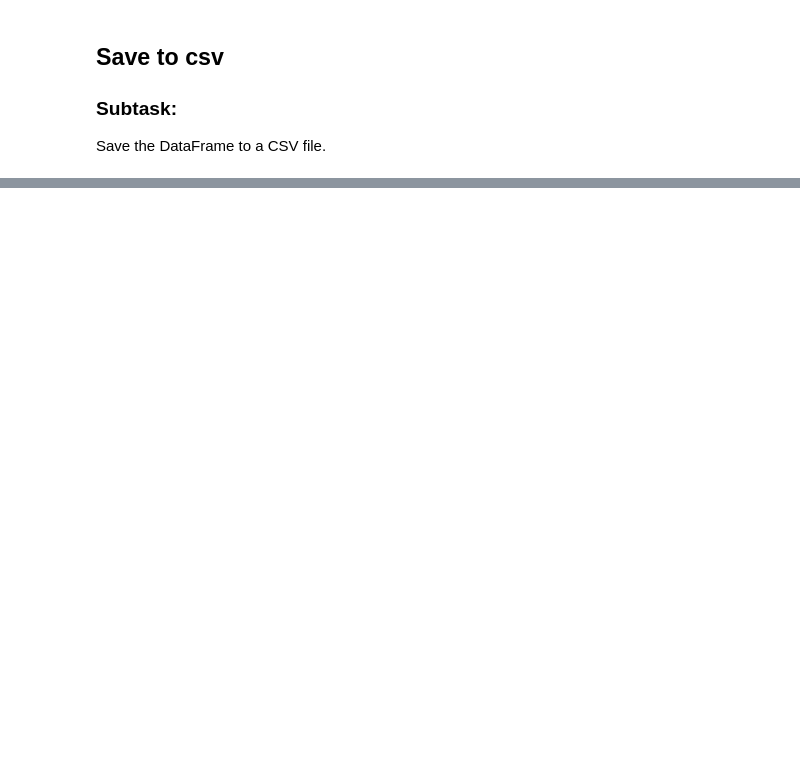
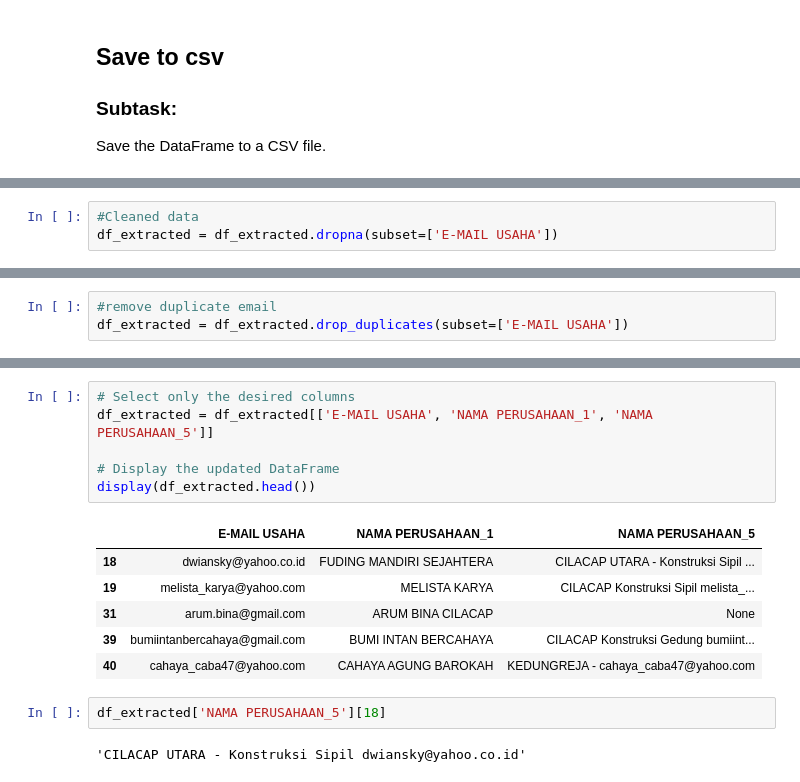
Before and after one commit to rjrizani/pdf_scraper, a Jupyter notebook: pdf_to_csv_konstruksi.ipynb, the cells around one changed output, grey strips where cells are left out. Drawn from its saved outputs; the diff is of its cells as text; blank space fills up the shorter version.

Commit message:
MORE CLEANED OUTPUT

```diff
--- a/pdf_to_csv_konstruksi.ipynb
+++ b/pdf_to_csv_konstruksi.ipynb
@@ -229,0 +261,3 @@ df_extracted.to_csv('extracted_data.csv', index=False)
+# %%
+#Cleaned data
+df_extracted = df_extracted.dropna(subset=['E-MAIL USAHA'])
@@ -229,0 +272,3 @@ df_extracted.to_csv('extracted_data.csv', index=False)
+# %%
+#remove duplicate email
+df_extracted = df_extracted.drop_duplicates(subset=['E-MAIL USAHA'])
@@ -229,0 +307,17 @@ df_extracted.to_csv('extracted_data.csv', index=False)
+# %%
+# Select only the desired columns
+df_extracted = df_extracted[['E-MAIL USAHA', 'NAMA PERUSAHAAN_1', 'NAMA PERUSAHAAN_5']]
+
+# Display the updated DataFrame
+display(df_extracted.head())
+# %% [output]
+|  | E-MAIL USAHA | NAMA PERUSAHAAN_1 | NAMA PERUSAHAAN_5 |
+| 18 | dwiansky@yahoo.co.id | FUDING MANDIRI SEJAHTERA | CILACAP UTARA - Konstruksi Sipil ... |
+| 19 | melista_karya@yahoo.com | MELISTA KARYA | CILACAP Konstruksi Sipil melista_... |
+| 31 | arum.bina@gmail.com | ARUM BINA CILACAP | None |
+| 39 | bumiintanbercahaya@gmail.com | BUMI INTAN BERCAHAYA | CILACAP Konstruksi Gedung bumiint... |
+| 40 | cahaya_caba47@yahoo.com | CAHAYA AGUNG BAROKAH | KEDUNGREJA - cahaya_caba47@yahoo.com |
+# %%
+df_extracted['NAMA PERUSAHAAN_5'][18]
+# %% [output]
+'CILACAP UTARA - Konstruksi Sipil dwiansky@yahoo.co.id'
```
Also changed, not shown: parts of 16 cells of this notebook.
